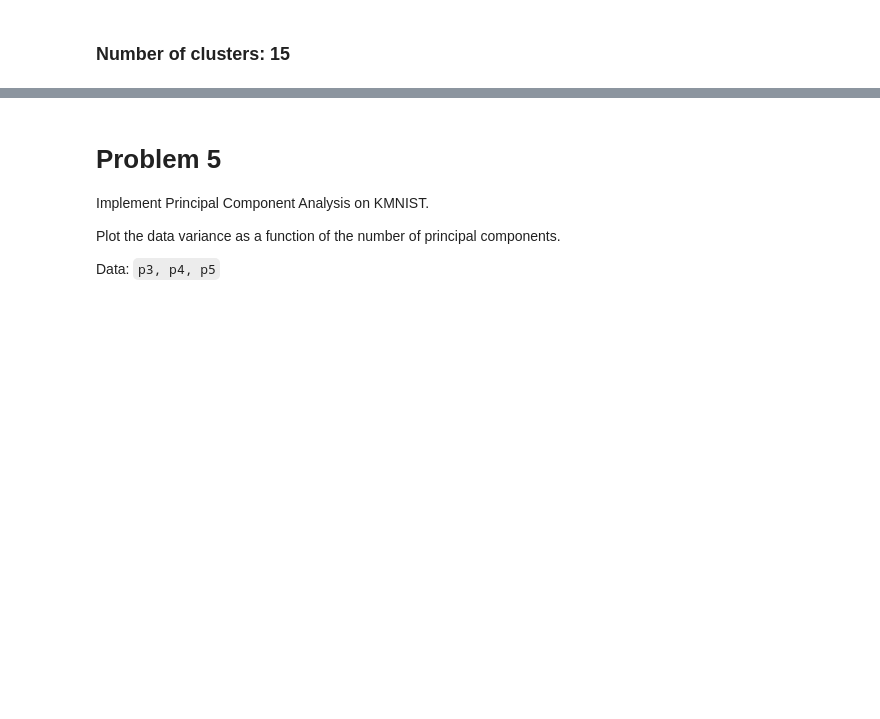
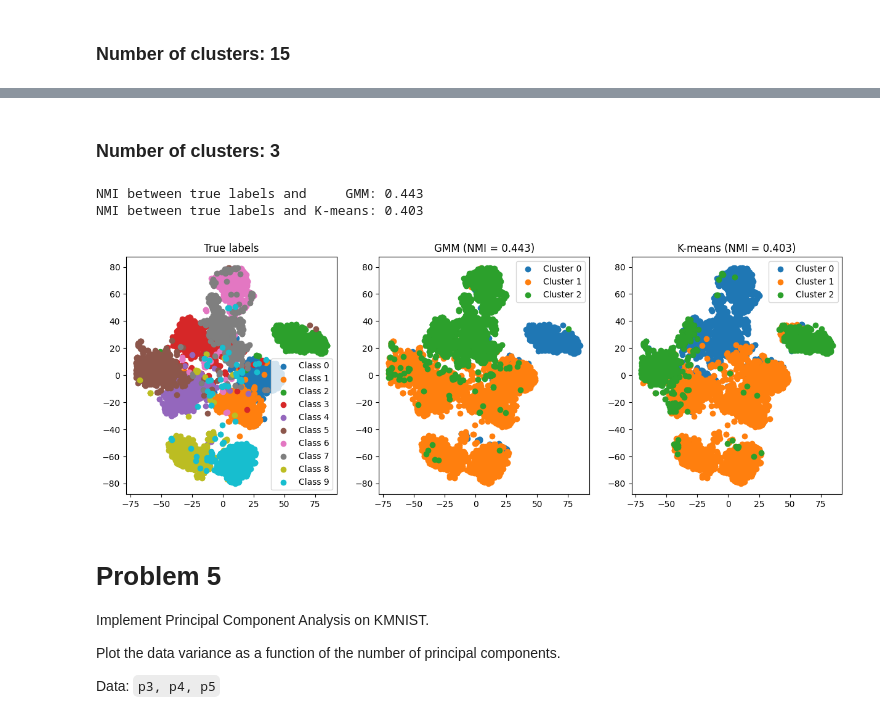
Before and after one commit to lokesh1197/PRNN-2023, a Jupyter notebook: Assignment3/solution.ipynb, the cells around one changed output, grey strips where cells are left out. Drawn from its saved outputs; the diff is of its cells as text; code cells hidden in the pictures; blank space fills up the shorter version.

```diff
--- a/Assignment3/solution.ipynb
+++ b/Assignment3/solution.ipynb
@@ -1467,3 +1471,11 @@ visualize(X, Y, 15)
+# %% [markdown]
+### Number of clusters: 3
+# %%
+visualize(X, Y, 3)
+# %% [output]
+NMI between true labels and     GMM: 0.443
+NMI between true labels and K-means: 0.403
+[figure, added]
 # %% [markdown]
 # Problem 5
 
```
Also changed, not shown: parts of 1 cell of this notebook, 1 other file.
